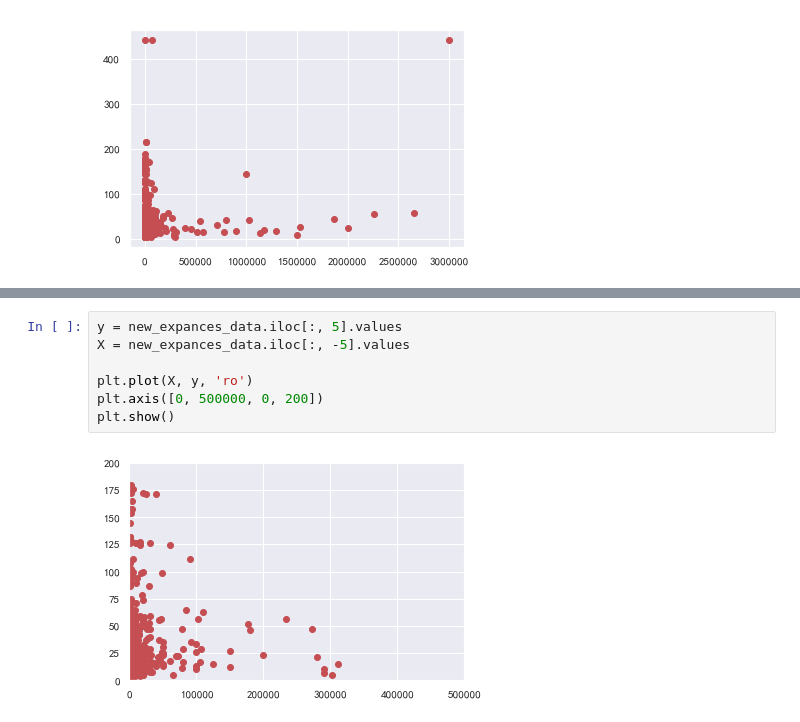
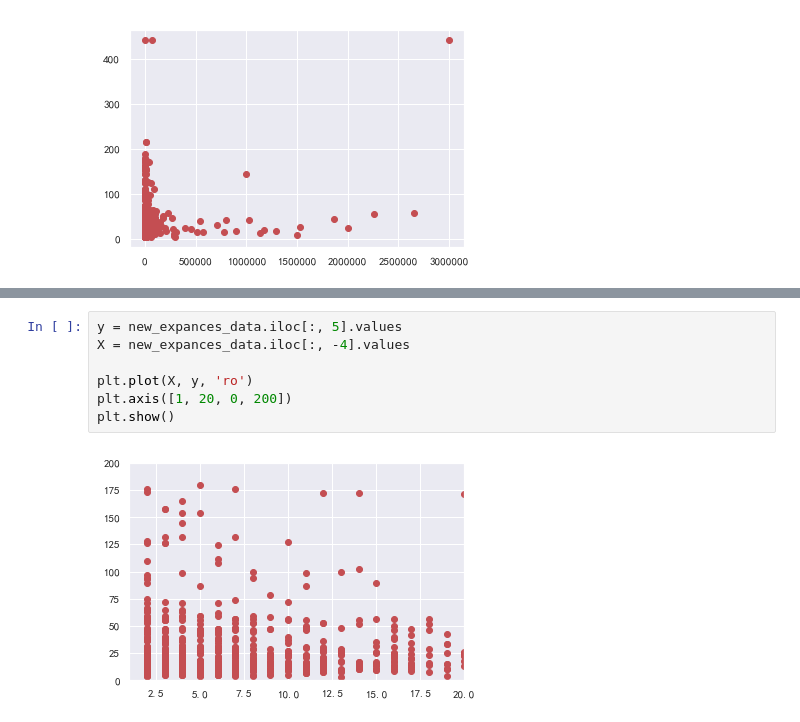
Before and after one commit to 314-studio/Car-Recommendation, a Jupyter notebook: DataCleaning.ipynb, the cells around one changed output, grey strips where cells are left out. Cells and saved outputs as stored; diff of their text form.

```diff
--- a/DataCleaning.ipynb
+++ b/DataCleaning.ipynb
@@ -124,9 +152,9 @@ new_expances_data.dropna(how='any')
 # %%
 y = new_expances_data.iloc[:, 5].values
-X = new_expances_data.iloc[:, -5].values
+X = new_expances_data.iloc[:, -4].values
 
 plt.plot(X, y, 'ro')
-plt.axis([0, 500000, 0, 200])
+plt.axis([1, 20, 0, 200])
 plt.show()
 # %% [output]
-[figure, old version]
+[figure, new version]
```
Also changed, not shown: parts of 15 cells of this notebook, 5 other files.
